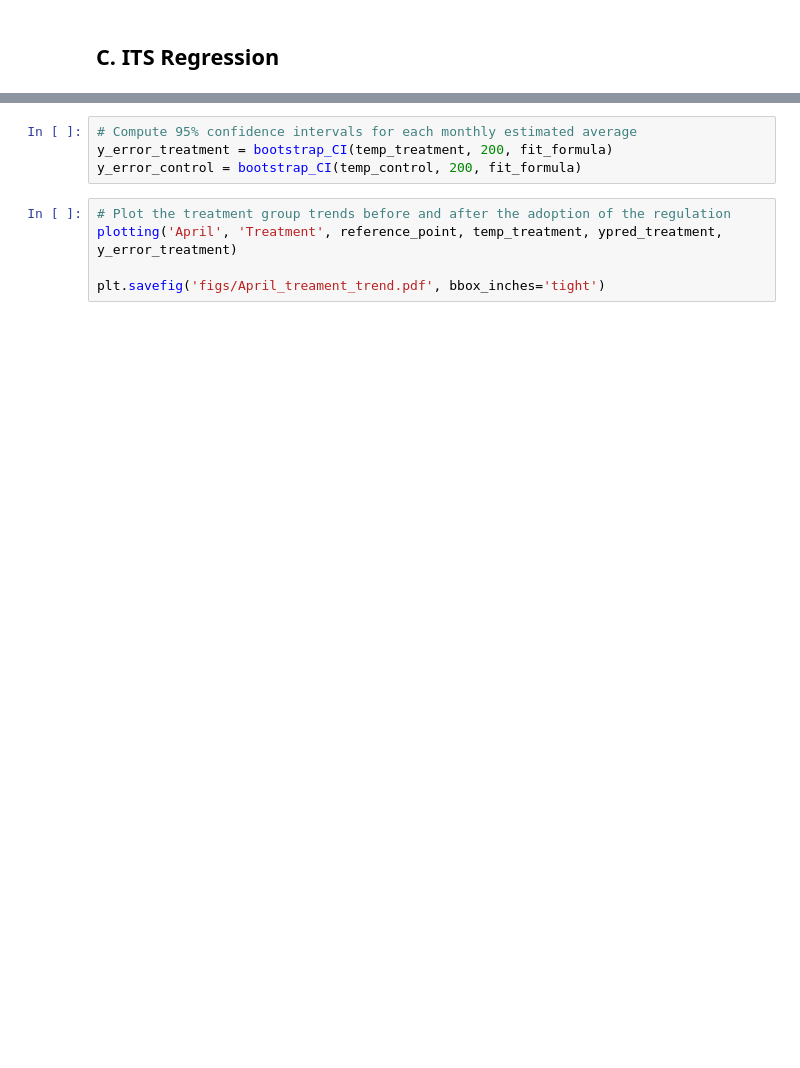
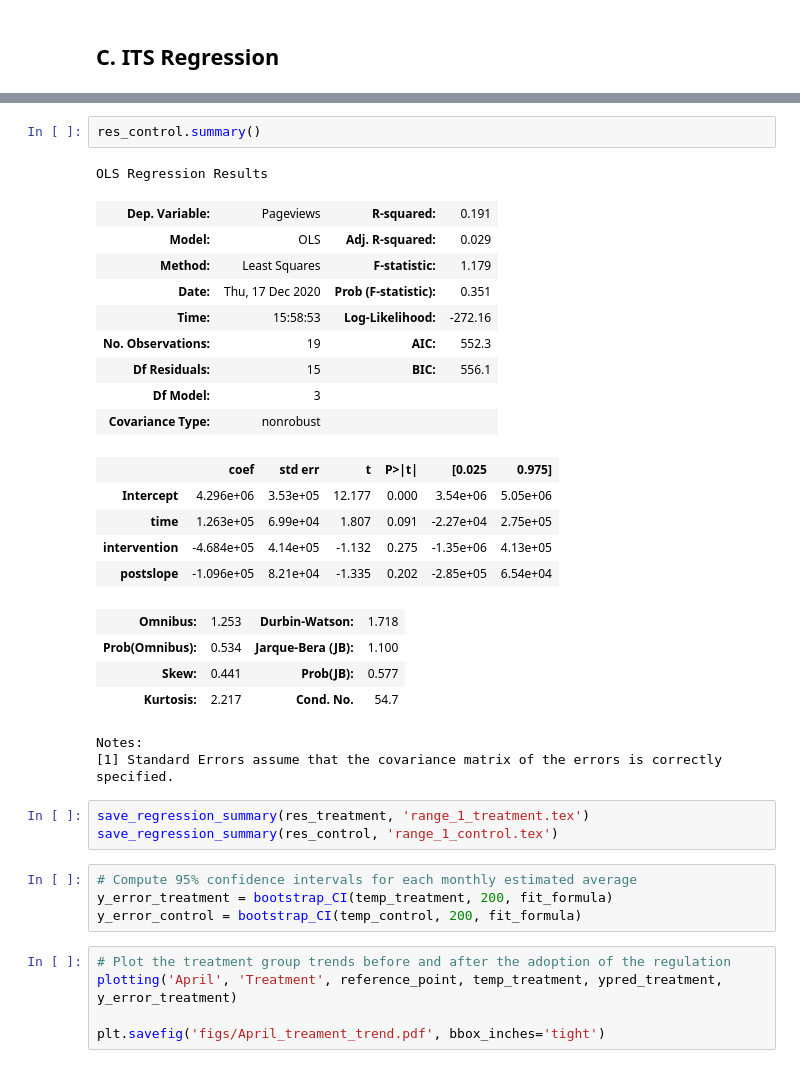
Before and after one commit to epfl-ada/ada-2020-project-milestone-p3-p3_studybuddy, a Jupyter notebook: MilestoneP3.ipynb, the cells around one changed output, grey strips where cells are left out. Drawn from its saved outputs; the diff is of its cells as text; blank space fills up the shorter version.

```diff
--- a/MilestoneP3.ipynb
+++ b/MilestoneP3.ipynb
@@ -1041,3 +1064,30 @@ plt.savefig('figs/means_adoption.eps')
+# %%
+res_control.summary()
+# %% [output]
+OLS Regression Results
+| Dep. Variable: | Pageviews | R-squared: | 0.191 |
+| Model: | OLS | Adj. R-squared: | 0.029 |
+| Method: | Least Squares | F-statistic: | 1.179 |
+| Date: | Thu, 17 Dec 2020 | Prob (F-statistic): | 0.351 |
+| Time: | 15:58:53 | Log-Likelihood: | -272.16 |
+| No. Observations: | 19 | AIC: | 552.3 |
+| Df Residuals: | 15 | BIC: | 556.1 |
+| Df Model: | 3 |  |  |
+| Covariance Type: | nonrobust |  |  |
+|  | coef | std err | t | P>|t| | [0.025 | 0.975] |
+| Intercept | 4.296e+06 | 3.53e+05 | 12.177 | 0.000 | 3.54e+06 | 5.05e+06 |
+| time | 1.263e+05 | 6.99e+04 | 1.807 | 0.091 | -2.27e+04 | 2.75e+05 |
+| intervention | -4.684e+05 | 4.14e+05 | -1.132 | 0.275 | -1.35e+06 | 4.13e+05 |
+| postslope | -1.096e+05 | 8.21e+04 | -1.335 | 0.202 | -2.85e+05 | 6.54e+04 |
+| Omnibus: | 1.253 | Durbin-Watson: | 1.718 |
+| Prob(Omnibus): | 0.534 | Jarque-Bera (JB): | 1.100 |
+| Skew: | 0.441 | Prob(JB): | 0.577 |
+| Kurtosis: | 2.217 | Cond. No. | 54.7 |
+Notes:
+[1] Standard Errors assume that the covariance matrix of the errors is correctly specified.
+# %%
+save_regression_summary(res_treatment, 'range_1_treatment.tex')
+save_regression_summary(res_control, 'range_1_control.tex')
 # %%
 # Compute 95% confidence intervals for each monthly estimated average
 y_error_treatment = bootstrap_CI(temp_treatment, 200, fit_formula)
```
Also changed, not shown: parts of 27 cells of this notebook.
